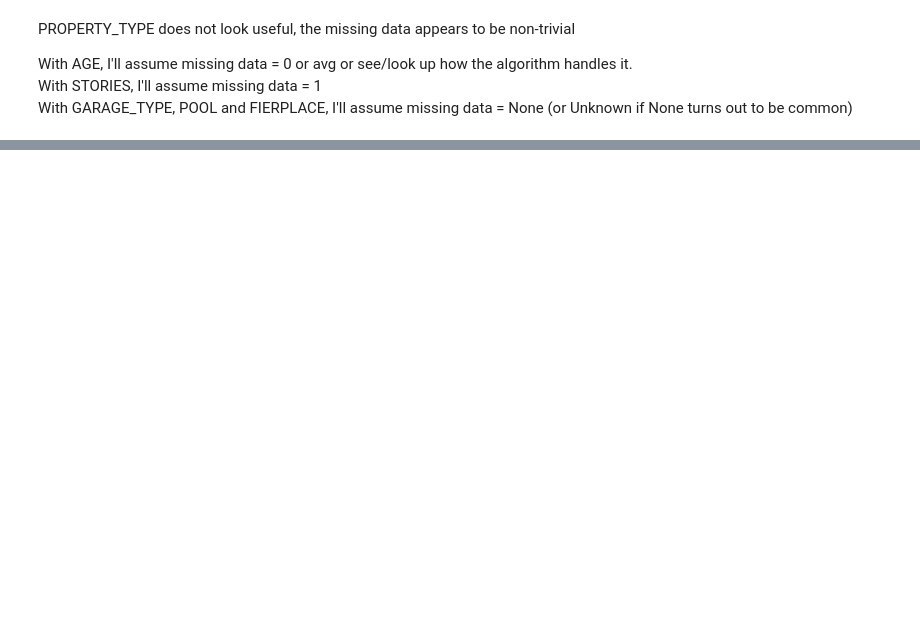
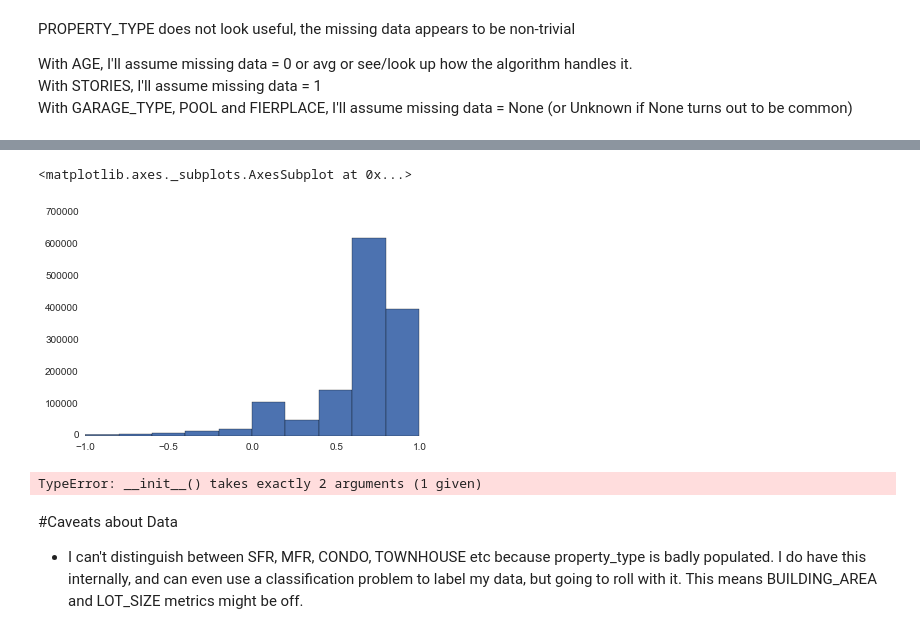
Before and after one commit to selwyth/featurehoods, a Jupyter notebook: work_sql_interface.ipynb, the cells around one changed output, grey strips where cells are left out. Drawn from its saved outputs; the diff is of its cells as text; code cells hidden in the pictures; blank space fills up the shorter version.

Commit message:
further exploration, repulled data with missing columns

```diff
--- a/work_sql_interface.ipynb
+++ b/work_sql_interface.ipynb
@@ -104,3 +133,7 @@ FIDELITY_LONGITUDE: 9081
 base = base[base.ASSESSED_TOTAL_VALUE > 0] # remove Land
 base = base[base.FIDELITY_LATITUDE > 0] # remove properties with no lat/long information
 base = base[base.ASSESSED_LAND_VALUE > 0] # remove properties with no land value
+base = base[base.BUILDING_AREA > 0] # remove properties with no land value
+
+for i in base.columns:
+    print i + ': ' + str((base[i] == 0).sum())
@@ -129,0 +184,6 @@ Large # of properties with no bath, no bed, have to check if it's right or if it
+# %%
+base = base[base.BED > 0]
+base = base[base.BATH > 0]
+
+for i in base.columns:
+    print i + ': ' + str((base[i] == 0).sum())
@@ -168,3 +249,25 @@ PROPERTY_TYPE does not look useful, the missing data appears to be non-trivial
 With AGE, I'll assume missing data = 0 or avg or see/look up how the algorithm handles it.<br>
 With STORIES, I'll assume missing data = 1<br>
 With GARAGE_TYPE, POOL and FIERPLACE, I'll assume missing data = None (or Unknown if None turns out to be common)
+# %%
+# creating advanced metrics, then defining which I'll use to model
+base['landval_perc'] = base.ASSESSED_LAND_VALUE / base.ASSESSED_IMP_VALUE
+base['lot_perc'] = 1 - base.BUILDING_AREA / base.LOT_SIZE
+base.lot_perc = base.lot_perc.apply(lambda x: x == 0 if x < -1 else x)
+
+metrics = ['ASSESSED_IMP_VALUE',
+           'landval_perc',
+           'BED',
+           'BATH',
+           'AGE',
+           'STORIES',
+           'GARAGE_TYPE',
+           'PARKING',
+           'TOTAL_UNITS',
+           'POOL',
+           'FIREPLACE',
+           'BUILDING_AREA',
+           'lot_perc']
+
+X = base[metrics]
+base[metrics].head()
@@ -170,0 +281,18 @@ With GARAGE_TYPE, POOL and FIERPLACE, I'll assume missing data = None (or Unknow
+# %%
+base.lot_perc.hist()
+# %% [output]
+<matplotlib.axes._subplots.AxesSubplot at 0x...>
+[figure, added]
+# %%
+from sklearn.preprocessing import StandardScaler
+from sklearn.decomposition import PCA
+from sklearn.cluster import KMeans
+from sklearn.pipeline import Pipeline
+
+pca_pipe = Pipeline(
+                    )
+# %% [output]
+TypeError: __init__() takes exactly 2 arguments (1 given)
+# %% [markdown]
+#Caveats about Data
+ - I can't distinguish between SFR, MFR, CONDO, TOWNHOUSE etc because property_type is badly populated. I do have this internally, and can even use a classification problem to label my data, but going to roll with it. This means BUILDING_AREA and LOT_SIZE metrics might be off.
```
Also changed, not shown: parts of 19 cells of this notebook, 3 other files.
